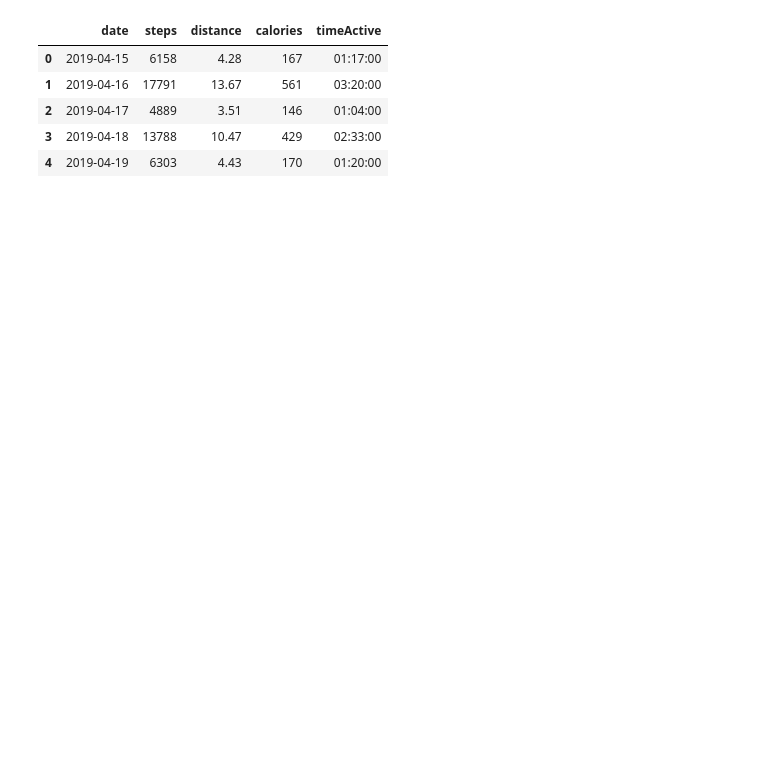
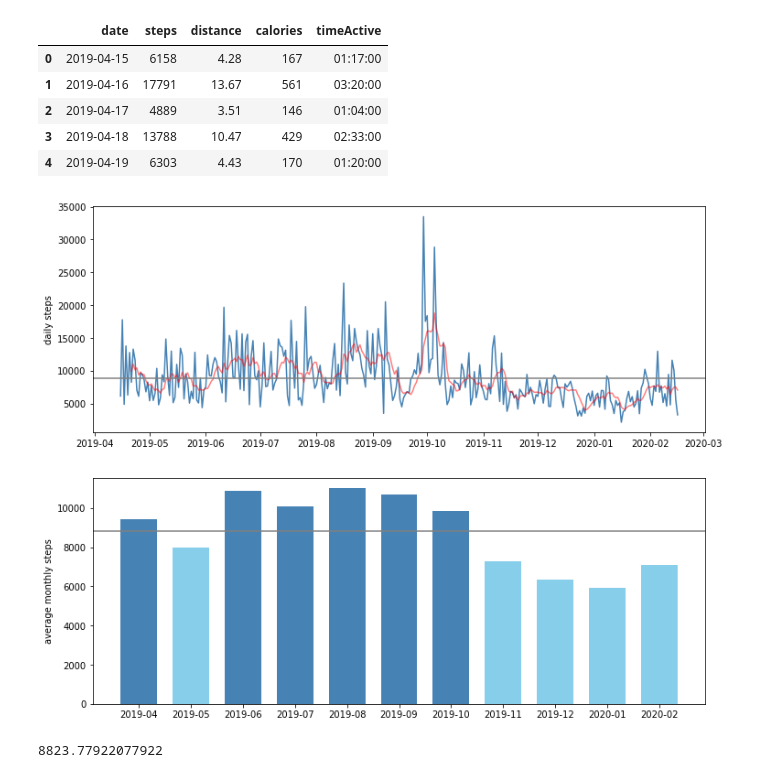
Before and after one commit to dariustamasauskas/MI-Fit-Band, a Jupyter notebook: Analysis/MI_Fit_Band.ipynb, the cells around one changed output. Drawn from its saved outputs; the diff is of its cells as text; code cells hidden in the pictures; blank space fills up the shorter version.

Commit message:
Steps analysis

```diff
--- a/Analysis/MI_Fit_Band.ipynb
+++ b/Analysis/MI_Fit_Band.ipynb
@@ -21,3 +19,35 @@ activity_data.head()
 | 2 | 2019-04-17 | 4889 | 3.51 | 146 | 01:04:00 |
 | 3 | 2019-04-18 | 13788 | 10.47 | 429 | 02:33:00 |
 | 4 | 2019-04-19 | 6303 | 4.43 | 170 | 01:20:00 |
+# %%
+fig, (ax1, ax2) = plt.subplots(2, 1, figsize=(12,10))
+
+x1 = activity_data['date']
+y1 = activity_data['steps']
+y1_ma = activity_data['steps'].rolling(7).mean() # 7-day moving average
+y1_mean = activity_data['steps'].mean() # total mean
+
+activity_data['year_month'] = activity_data['date'].astype(str).str[:7]
+activity_data_monthly = activity_data.groupby(['year_month']).mean().reset_index()
+x2 = activity_data_monthly['year_month']
+y2 = activity_data_monthly['steps']
+
+# creating daily steps line plot along with 7-day moving average and total average of steps
+ax1.plot(x1, y1, color='steelblue')
+ax1.plot(x1, y1_ma, color='red', alpha=0.5)
+ax1.axhline(y1_mean, color='grey')
+ax1.set_ylabel('daily steps')
+
+# creating monthly steps bar chart with different coloring
+colors = np.where(y2 > y1_mean, 'steelblue', 'skyblue') # check if monthly step count is higher than total average
+ax2.bar(x2, y2, color=colors, width=0.7)
+ax2.axhline(y1_mean, color='grey')
+ax2.set_ylabel('average monthly steps')
+
+plt.show()
+# %% [output]
+[figure, added]
+# %%
+activity_data['steps'].mean()
+# %% [output]
+8823.77922077922
```
Also changed, not shown: parts of 69 cells of this notebook.
